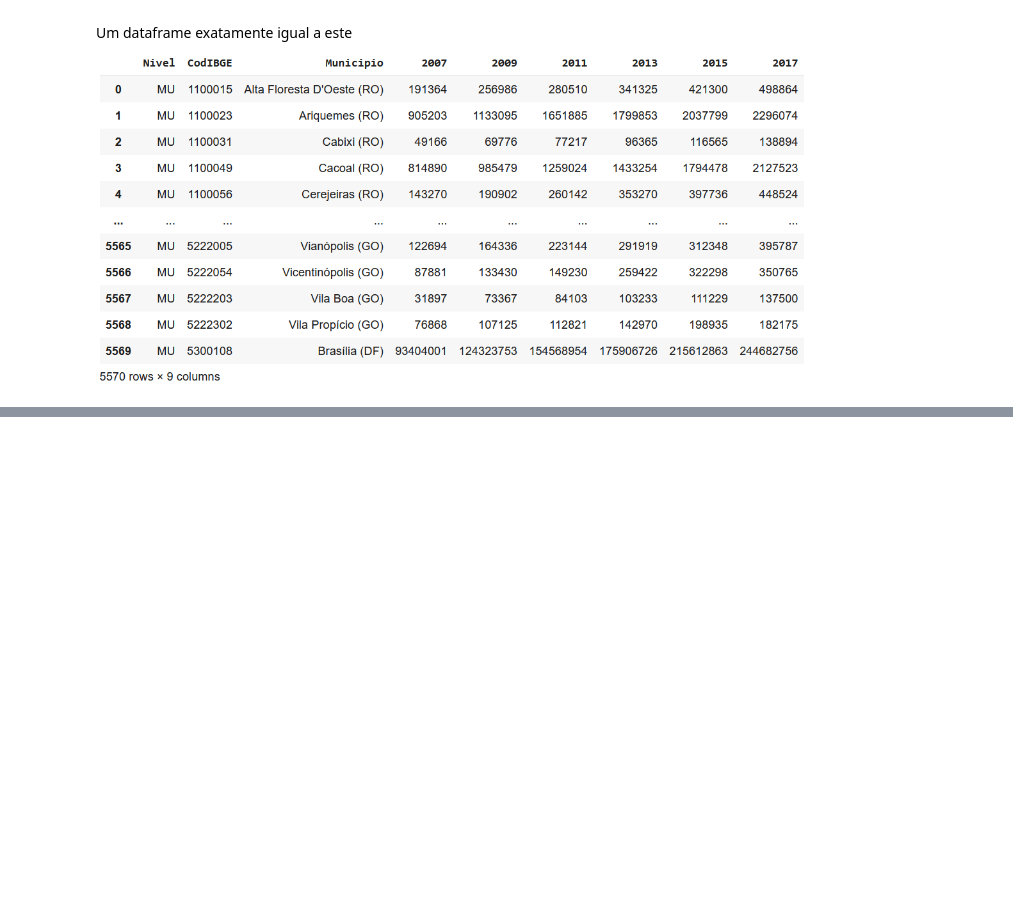
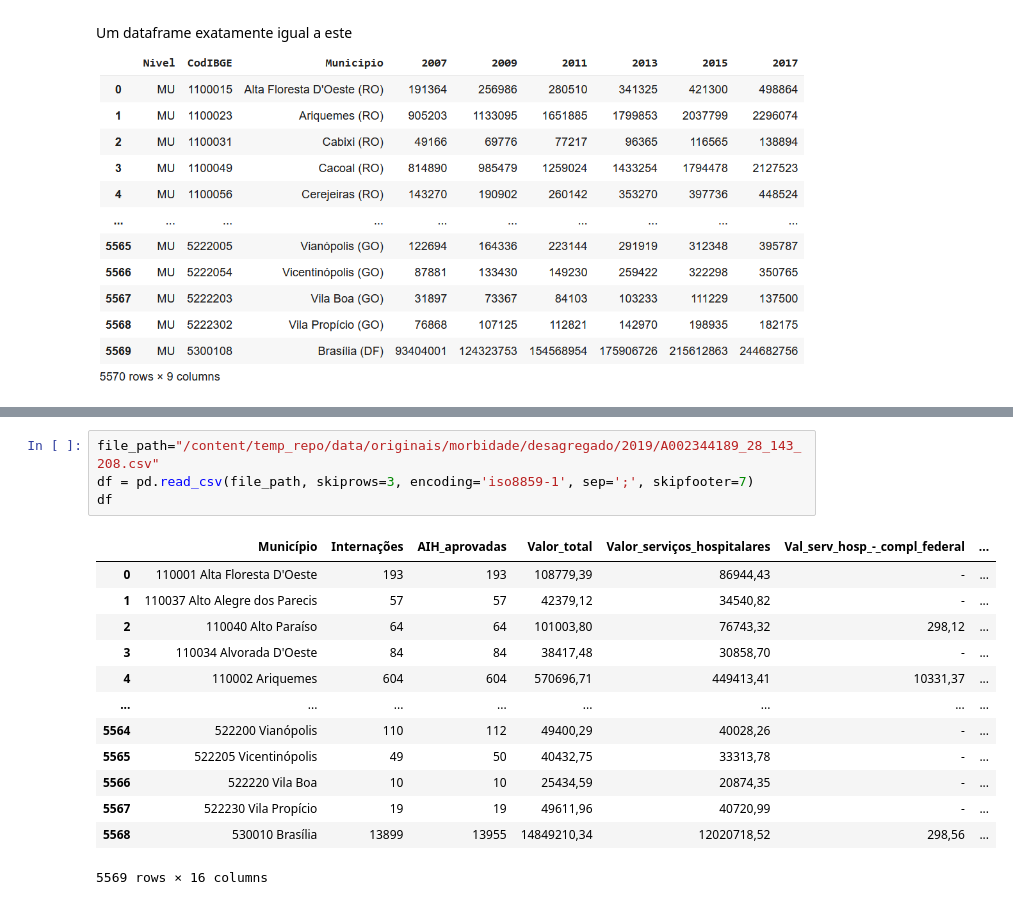
Before and after one commit to tadeugomes/mba_enap_python, a Jupyter notebook: Exercicios/Aula6_Exercicio.ipynb, the cells around one changed output, grey strips where cells are left out. Cells and saved outputs as stored; diff of their text form; blank space fills up the shorter version.

```diff
--- a/Exercicios/Aula6_Exercicio.ipynb
+++ b/Exercicios/Aula6_Exercicio.ipynb
@@ -381,0 +432,18 @@ df_pib
+# %%
+file_path="/content/temp_repo/data/originais/morbidade/desagregado/2019/A002344189_28_143_208.csv"
+df = pd.read_csv(file_path, skiprows=3, encoding='iso8859-1', sep=';', skipfooter=7)
+df
+# %% [output]
+|  | Município | Internações | AIH_aprovadas | Valor_total | Valor_serviços_hospitalares | Val_serv_hosp_-_compl_federal | ... |
+| 0 | 110001 Alta Floresta D'Oeste | 193 | 193 | 108779,39 | 86944,43 | - | ... |
+| 1 | 110037 Alto Alegre dos Parecis | 57 | 57 | 42379,12 | 34540,82 | - | ... |
+| 2 | 110040 Alto Paraíso | 64 | 64 | 101003,80 | 76743,32 | 298,12 | ... |
+| 3 | 110034 Alvorada D'Oeste | 84 | 84 | 38417,48 | 30858,70 | - | ... |
+| 4 | 110002 Ariquemes | 604 | 604 | 570696,71 | 449413,41 | 10331,37 | ... |
+| ... | ... | ... | ... | ... | ... | ... | ... |
+| 5564 | 522200 Vianópolis | 110 | 112 | 49400,29 | 40028,26 | - | ... |
+| 5565 | 522205 Vicentinópolis | 49 | 50 | 40432,75 | 33313,78 | - | ... |
+| 5566 | 522220 Vila Boa | 10 | 10 | 25434,59 | 20874,35 | - | ... |
+| 5567 | 522230 Vila Propício | 19 | 19 | 49611,96 | 40720,99 | - | ... |
+| 5568 | 530010 Brasília | 13899 | 13955 | 14849210,34 | 12020718,52 | 298,56 | ... |
+5569 rows × 16 columns
```
Also changed, not shown: parts of 17 cells of this notebook.
